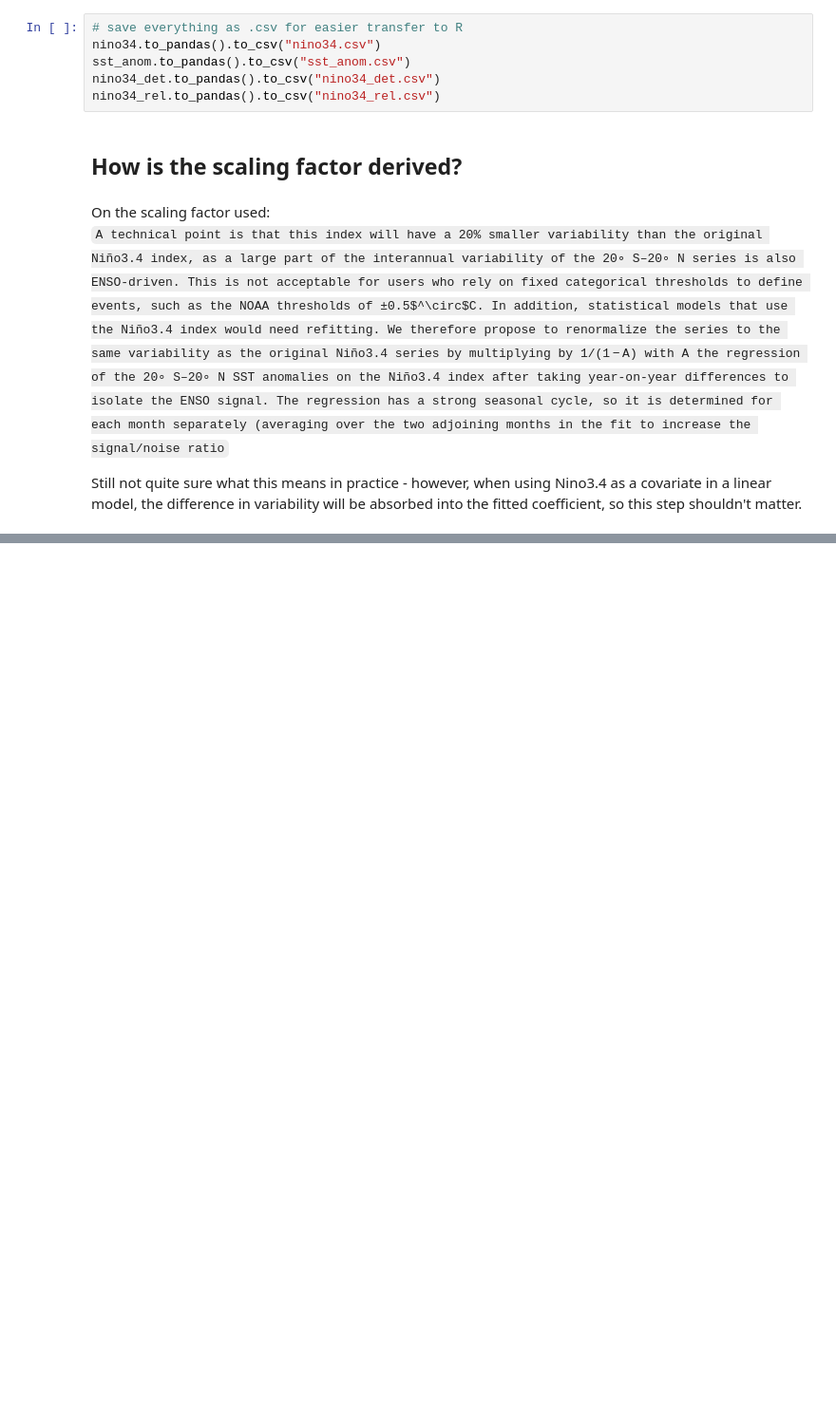
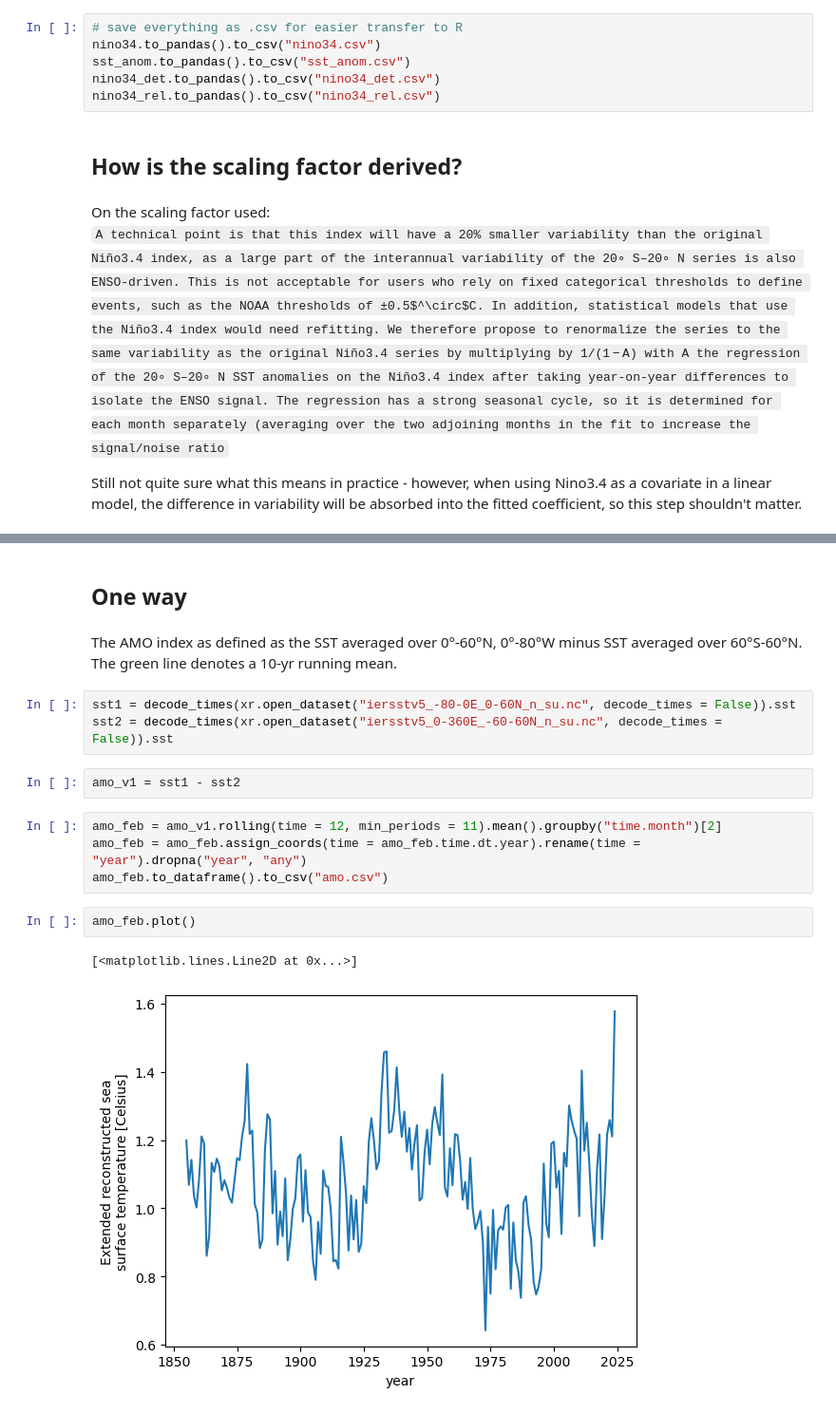
Before and after one commit to clairbarnes/wwa-current, a Jupyter notebook: 10_misc/detrended_nino34/py_nino34_det.ipynb, the cells around one changed output, grey strips where cells are left out. Shown: that part at 95% size. Cells and saved outputs as stored; diff of their text form; blank space fills up the shorter version.

```diff
--- a/10_misc/detrended_nino34/py_nino34_det.ipynb
+++ b/10_misc/detrended_nino34/py_nino34_det.ipynb
@@ -35,0 +39,18 @@ Still not quite sure what this means in practice - however, when using Nino3.4 a
+# %% [markdown]
+## **One way**
+# %% [markdown]
+The AMO index as defined as the SST averaged over 0°-60°N, 0°-80°W minus SST averaged over 60°S-60°N. The green line denotes a 10-yr running mean.
+# %%
+sst1 = decode_times(xr.open_dataset("iersstv5_-80-0E_0-60N_n_su.nc", decode_times = False)).sst
+sst2 = decode_times(xr.open_dataset("iersstv5_0-360E_-60-60N_n_su.nc", decode_times = False)).sst
+# %%
+amo_v1 = sst1 - sst2
+# %%
+amo_feb = amo_v1.rolling(time = 12, min_periods = 11).mean().groupby("time.month")[2]
+amo_feb = amo_feb.assign_coords(time = amo_feb.time.dt.year).rename(time = "year").dropna("year", "any")
+amo_feb.to_dataframe().to_csv("amo.csv")
+# %%
+amo_feb.plot()
+# %% [output]
+[<matplotlib.lines.Line2D at 0x...>]
+[figure, added]
```
Also changed, not shown: parts of 11 cells of this notebook, 7 other files.
